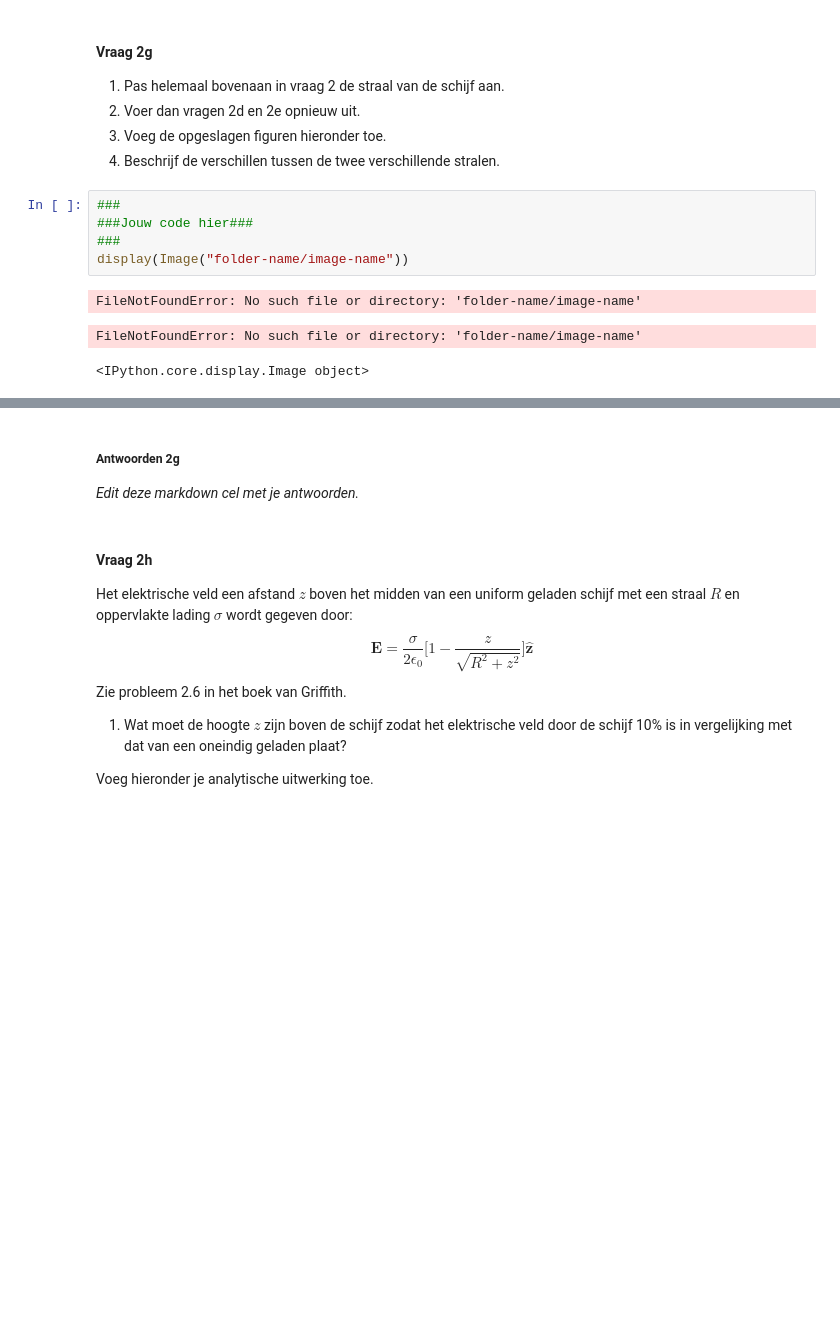
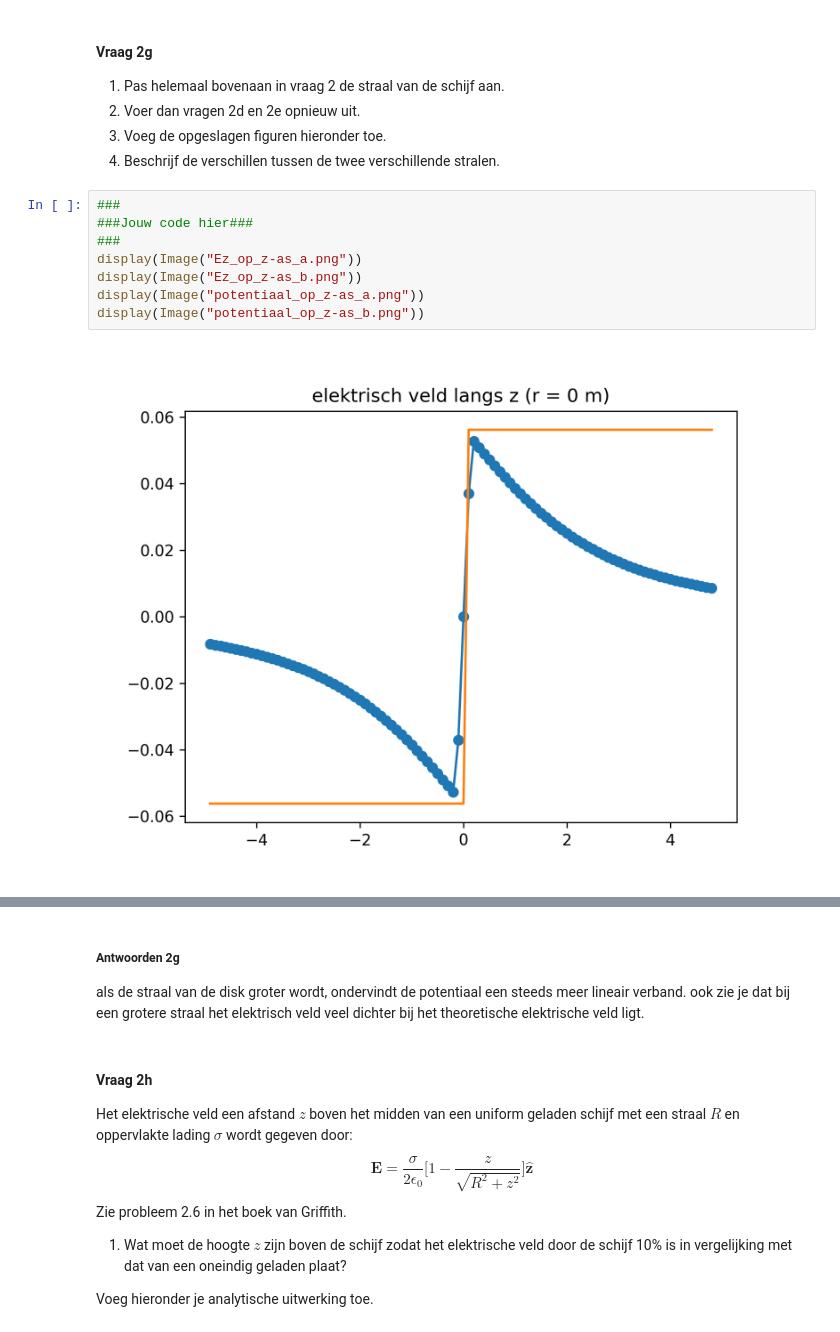
Before and after one commit to sdwijnands/opdrachten-DEF-D, a Jupyter notebook: DigitaleOntwerpopdrachten/1CondensatorOpdracht/CondensatorOntwerpopdracht.ipynb, the cells around one changed output, grey strips where cells are left out. Cells and saved outputs as stored; diff of their text form; blank space fills up the shorter version.

```diff
--- a/DigitaleOntwerpopdrachten/1CondensatorOpdracht/CondensatorOntwerpopdracht.ipynb
+++ b/DigitaleOntwerpopdrachten/1CondensatorOpdracht/CondensatorOntwerpopdracht.ipynb
@@ -300,9 +302,10 @@ plt.plot(z[1:99],Ez_theoretic)
 # %%
 ###
 ###Jouw code hier###
 ###
-display(Image("folder-name/image-name"))
+display(Image("Ez_op_z-as_a.png"))
+display(Image("Ez_op_z-as_b.png"))
+display(Image("potentiaal_op_z-as_a.png"))
+display(Image("potentiaal_op_z-as_b.png"))
 # %% [output]
-FileNotFoundError: No such file or directory: 'folder-name/image-name'
-FileNotFoundError: No such file or directory: 'folder-name/image-name'
-<IPython.core.display.Image object>
+[figure, added]
@@ -309,7 +315,7 @@ FileNotFoundError: No such file or directory: 'folder-name/image-name'
 # %% [markdown]
 ##### Antwoorden 2g
 
-*Edit deze markdown cel met je antwoorden.*
+als de straal van de disk groter wordt, ondervindt de potentiaal een steeds meer lineair verband. ook zie je dat bij een grotere straal het elektrisch veld veel dichter bij het theoretische elektrische veld ligt.
 # %% [markdown]
 #### Vraag 2h
 Het elektrische veld een afstand $z$ boven het midden van een uniform geladen schijf met een straal $R$ en oppervlakte lading $\sigma$ wordt gegeven door:
```
Also changed, not shown: parts of 6 cells of this notebook, 4 other files.
